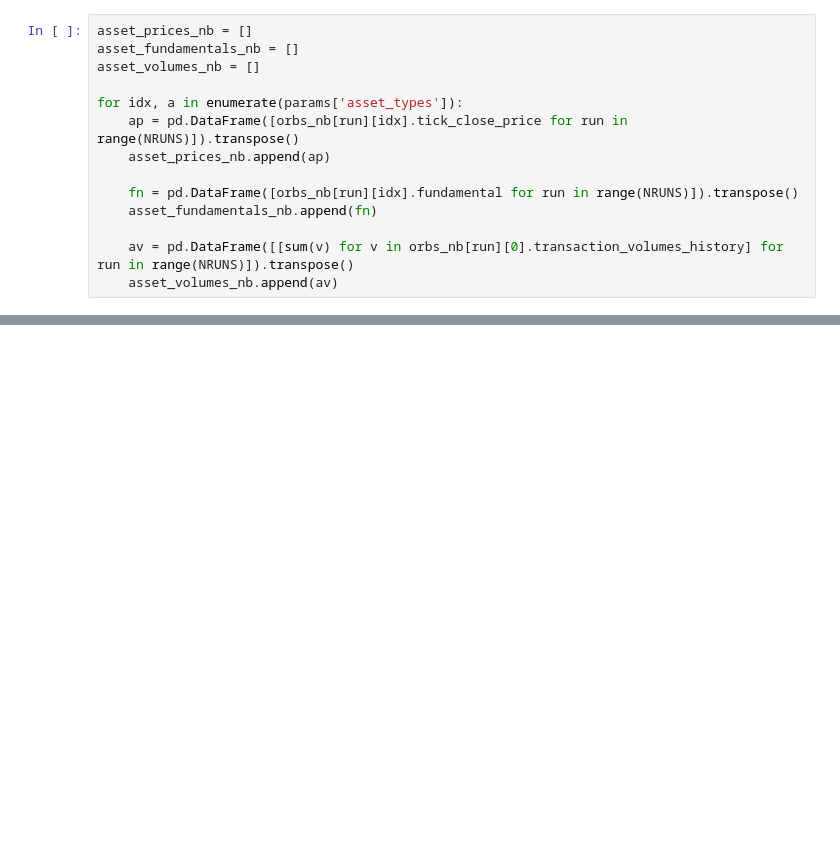
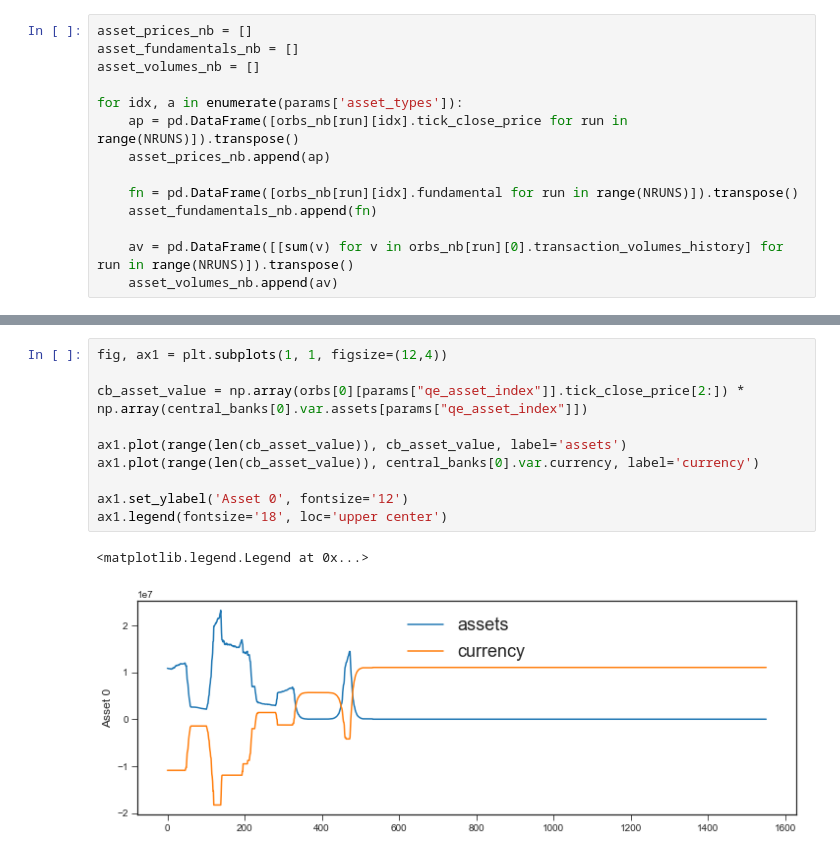
Before and after one commit to joerischasfoort/qe-inequality, a Jupyter notebook: buyer_of_last_resort.ipynb, the cells around one changed output, grey strips where cells are left out. Drawn from its saved outputs; the diff is of its cells as text; blank space fills up the shorter version.

```diff
--- a/buyer_of_last_resort.ipynb
+++ b/buyer_of_last_resort.ipynb
@@ -203,0 +225,13 @@ Text(0, 0.5, 'Volume')
+# %%
+fig, ax1 = plt.subplots(1, 1, figsize=(12,4))
+
+cb_asset_value = np.array(orbs[0][params["qe_asset_index"]].tick_close_price[2:]) * np.array(central_banks[0].var.assets[params["qe_asset_index"]])
+
+ax1.plot(range(len(cb_asset_value)), cb_asset_value, label='assets')
+ax1.plot(range(len(cb_asset_value)), central_banks[0].var.currency, label='currency')
+
+ax1.set_ylabel('Asset 0', fontsize='12')
+ax1.legend(fontsize='18', loc='upper center')
+# %% [output]
+<matplotlib.legend.Legend at 0x...>
+[figure, added]
```
Also changed, not shown: parts of 14 cells of this notebook, 5 other files.
